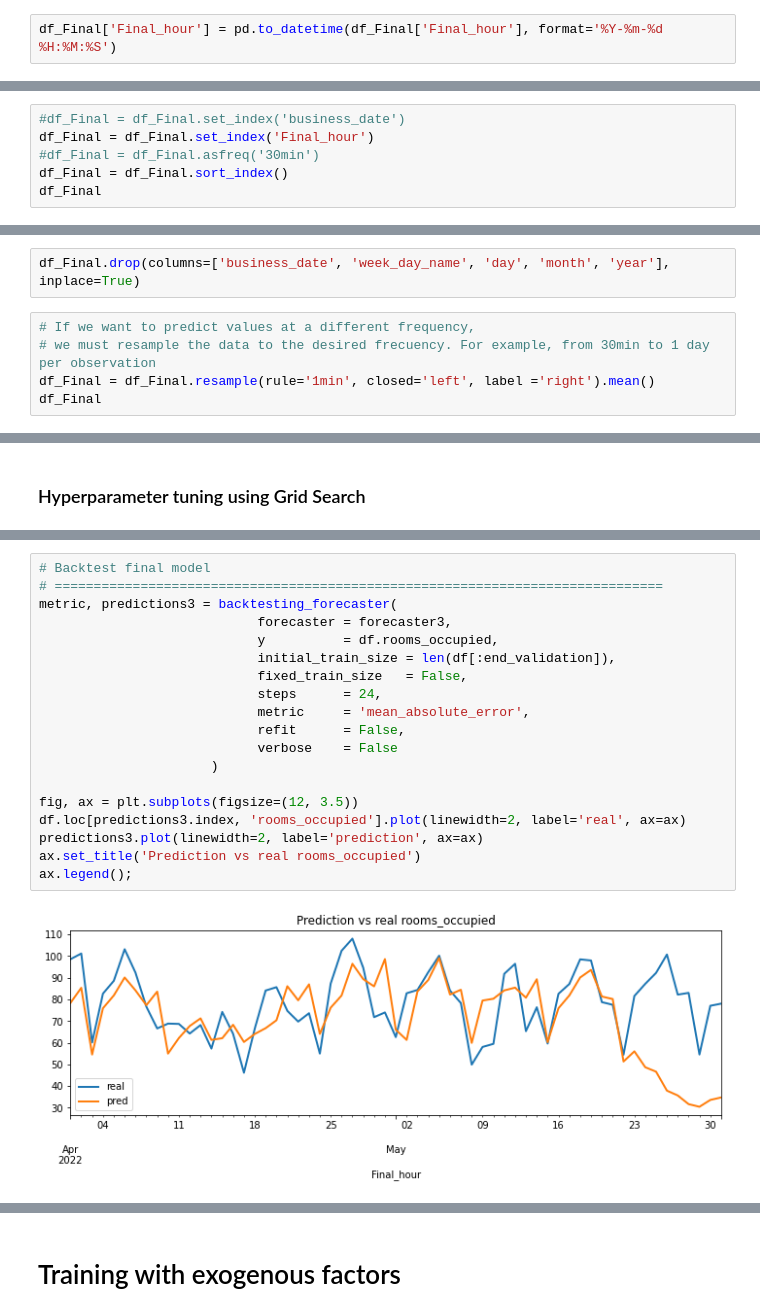
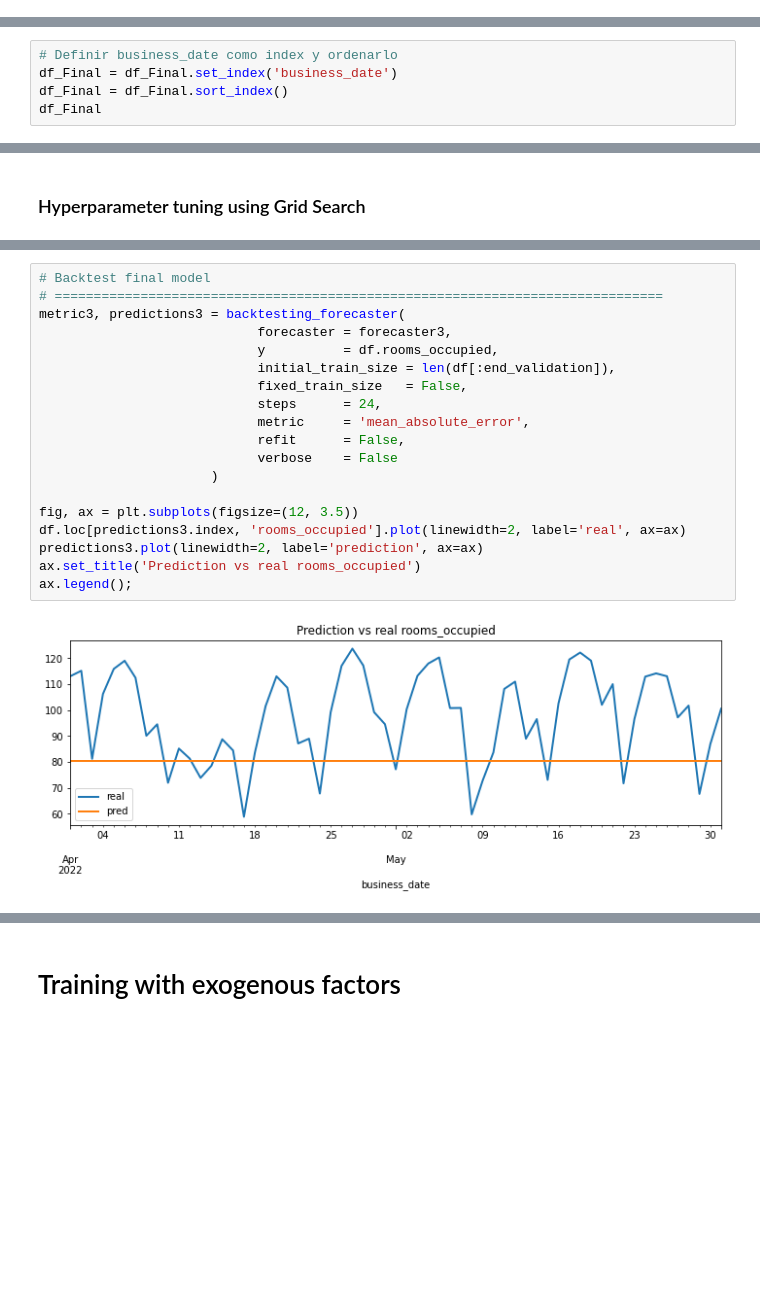
Before and after one commit to a01625364/prisma, a Jupyter notebook: ipynb/Evi2Ent3.ipynb, the cells around one changed output, grey strips where cells are left out. Saved outputs shown, nothing was run; the diff lists cells and outputs as text; blank space fills up the shorter version.

```diff
--- a/ipynb/Evi2Ent3.ipynb
+++ b/ipynb/Evi2Ent3.ipynb
@@ -394,2 +215,0 @@ dtype: object
-# %%
-df_Final['Final_hour'] = pd.to_datetime(df_Final['Final_hour'], format='%Y-%m-%d %H:%M:%S')
@@ -427,7 +216,6 @@ dtype: object
 # %%
-#df_Final = df_Final.set_index('business_date')
-df_Final = df_Final.set_index('Final_hour')
-#df_Final = df_Final.asfreq('30min')
+# Definir business_date como index y ordenarlo
+df_Final = df_Final.set_index('business_date')
 df_Final = df_Final.sort_index()
 df_Final
 # %% [output]
@@ -597,7 +255,0 @@ df_Final
-# %%
-df_Final.drop(columns=['business_date', 'week_day_name', 'day',	'month', 'year'], inplace=True)
-# %%
-# If we want to predict values at a different frequency,
-# we must resample the data to the desired frecuency. For example, from 30min to 1 day per observation
-df_Final = df_Final.resample(rule='1min', closed='left', label ='right').mean()
-df_Final
@@ -1112,22 +758,22 @@ Number of models compared: 12
 # %%
 # Backtest final model
 # ==============================================================================
-metric, predictions3 = backtesting_forecaster(
+metric3, predictions3 = backtesting_forecaster(
                             forecaster = forecaster3,
                             y          = df.rooms_occupied,
                             initial_train_size = len(df[:end_validation]),
                             fixed_train_size   = False,
                             steps      = 24,
                             metric     = 'mean_absolute_error',
                             refit      = False,
                             verbose    = False
                       )
 
 fig, ax = plt.subplots(figsize=(12, 3.5))
 df.loc[predictions3.index, 'rooms_occupied'].plot(linewidth=2, label='real', ax=ax)
 predictions3.plot(linewidth=2, label='prediction', ax=ax)
 ax.set_title('Prediction vs real rooms_occupied')
 ax.legend();
 # %% [output]
-[figure, old version]
+[figure, new version]
 # %%
```
Also changed, not shown: parts of 109 cells of this notebook.
